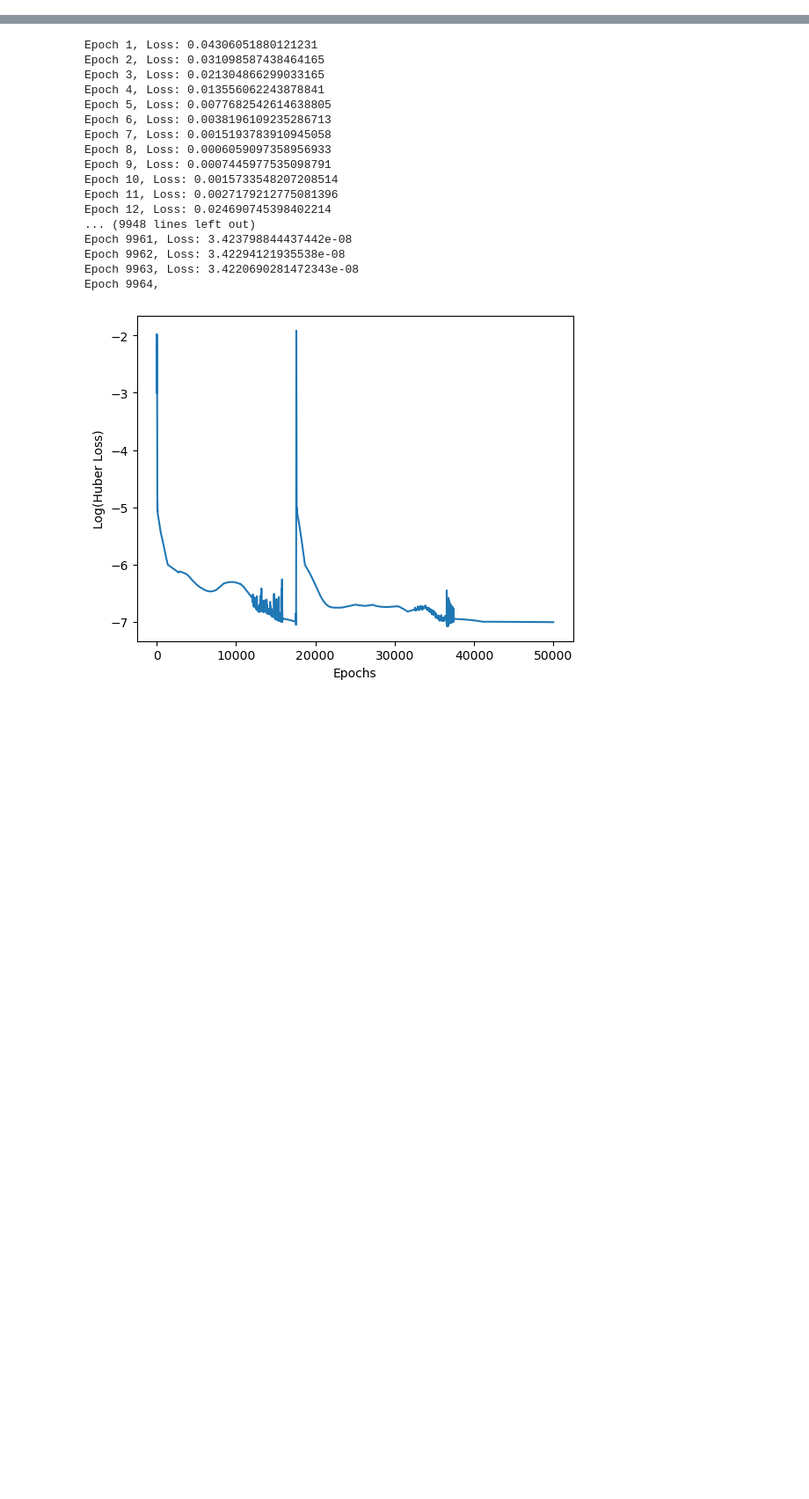
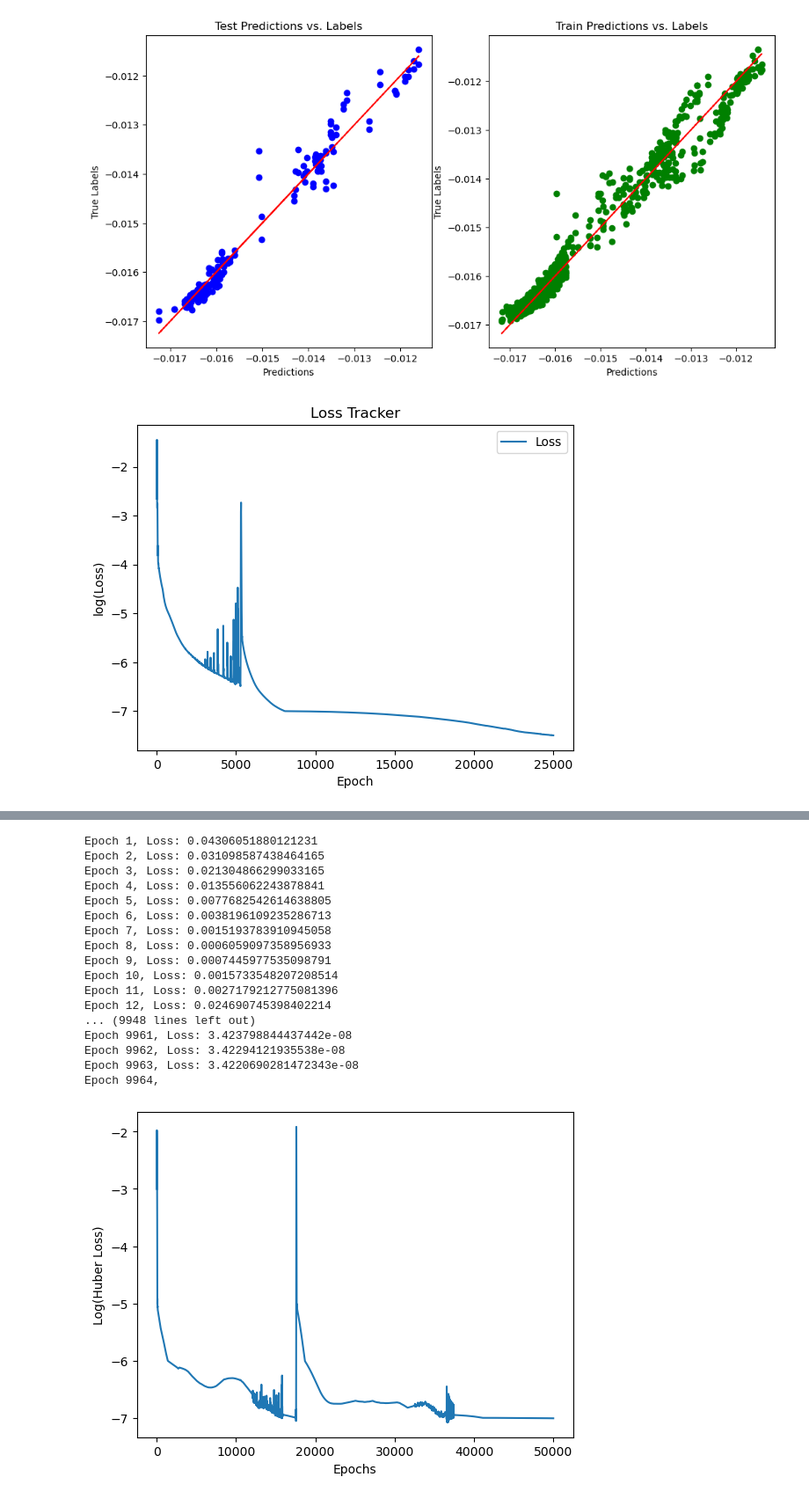
Before and after one commit to Scaralett/ML-correlation, a Jupyter notebook: Alkenes.ipynb, the cells around one changed output, grey strips where cells are left out. Shown at 88% size. Drawn from its saved outputs; the diff is of its cells as text; code cells hidden in the pictures; blank space fills up the shorter version.

```diff
--- a/Alkenes.ipynb
+++ b/Alkenes.ipynb
@@ -5,14 +5,14 @@ import math
 import os
 # %%
 
-maindb=pmp.database.Database()
+alkenedb=pmp.database.Database()
 
-for xyz in os.listdir('xyzfiles'):
+for xyz in os.listdir('scaledalkene'):
     if xyz.endswith('.xyz'):
-        f=open(f'/home/stuart/Hydrocarbons/xyzfiles/{xyz}')
-        maindb.add_molecule(name=xyz[:-4], geometry=f.read())
+        f=open(f'/home/stuart/Hydrocarbons/scaledalkene/{xyz}')
+        alkenedb.add_molecule(name=xyz[:-4], geometry=f.read())
 
-db=pmp.database.run(maindb,method='locali,pipek;ccsd',basis='cc-pVTZ', parallel=1, postamble='put,xml')
+db=pmp.database.run(alkenedb,method='locali,pipek;ccsd',basis='cc-pVTZ', parallel=None, postamble='put,xml')
 # %%
 def dictbuilder(orbital,v):
     oid,noid=orbital.ID,f'-{orbital.ID}'
@@ -101,0 +433,39 @@ selflabels=np.stack(selflabellist)
+# %%
+import matplotlib.pyplot as plt
+testpredictions=predict(testfeats,testaddfeats)
+trainpredictions=predict(trainselffeats,trainselfaddfeats)
+
+fig, axs = plt.subplots(1, 2, figsize=(12, 6))
+
+# Plot test predictions vs. labels
+axs[0].scatter(testselflabels, testpredictions,  color='blue', label='Test')
+axs[0].plot(testselflabels,testselflabels, color='red',linestyle='--')
+axs[0].set_title("Test Predictions vs. Labels")
+axs[0].set_xlabel("Predictions")
+axs[0].set_ylabel("True Labels")
+
+# Plot train predictions vs. labels
+axs[1].scatter(trainselflabels, trainpredictions,  color='green', label='Train')
+axs[1].plot(trainselflabels,trainselflabels, color='red',linestyle='--')
+axs[1].set_title("Train Predictions vs. Labels")
+axs[1].set_xlabel("Predictions")
+axs[1].set_ylabel("True Labels")
+
+# Display the plots
+plt.savefig('alkenes-self-train-test-30k-high_lr.png')
+plt.show()
+
+# Plot the loss tracker in a new figure
+plt.figure()
+plt.plot(losstracker.keys(), losstracker.values(), label='Loss')
+plt.title("Loss Tracker")
+plt.xlabel("Epoch")
+plt.ylabel("log(Loss)")
+plt.legend()
+
+# Display the loss tracker plot
+plt.savefig('alkenes-self-training-epoch-loss-30k-high_lr.png')
+plt.show()
+# %% [output]
+[figure, added]
+[figure, added]
```
Also changed, not shown: parts of 10 cells of this notebook, 3 other files.
